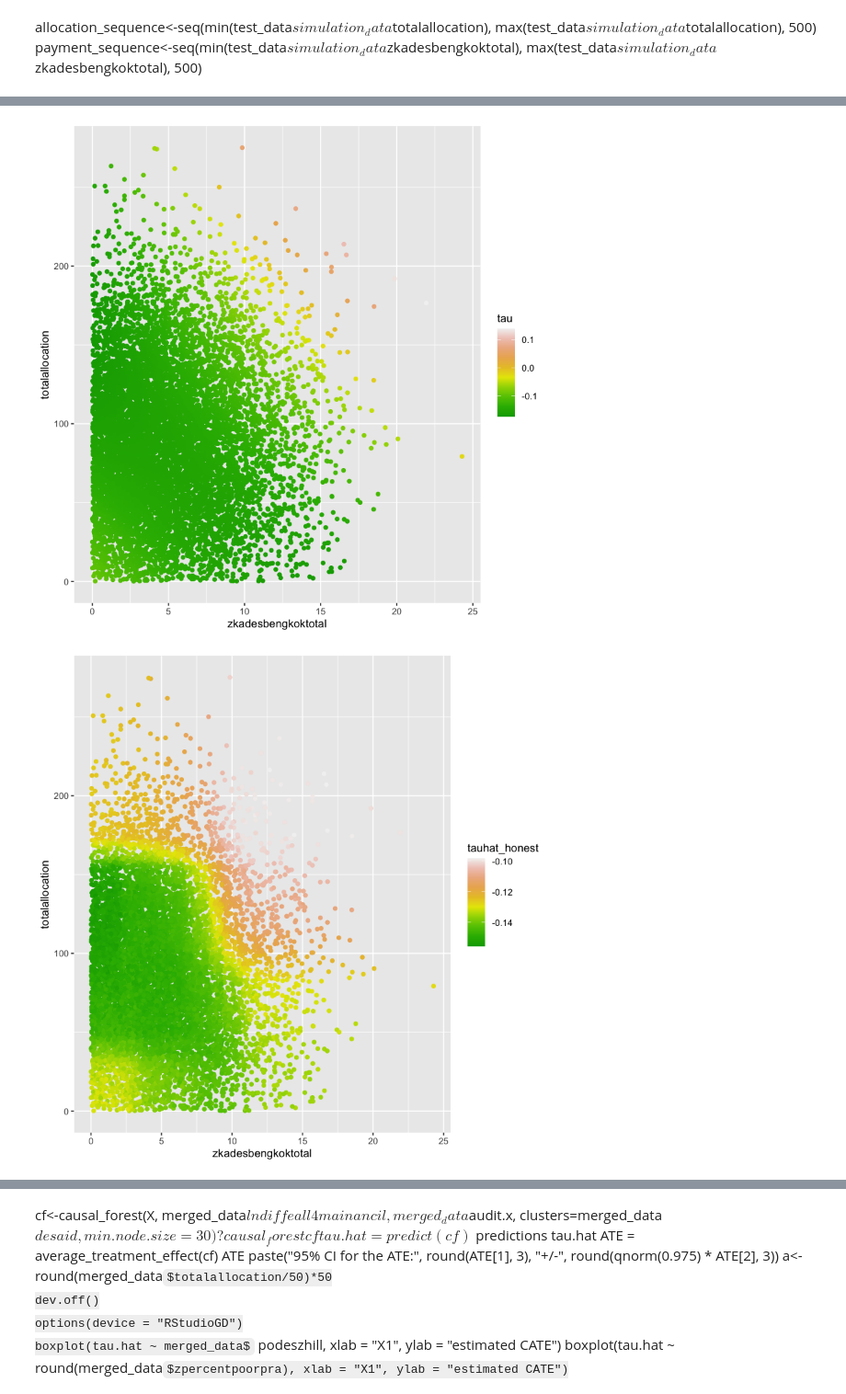
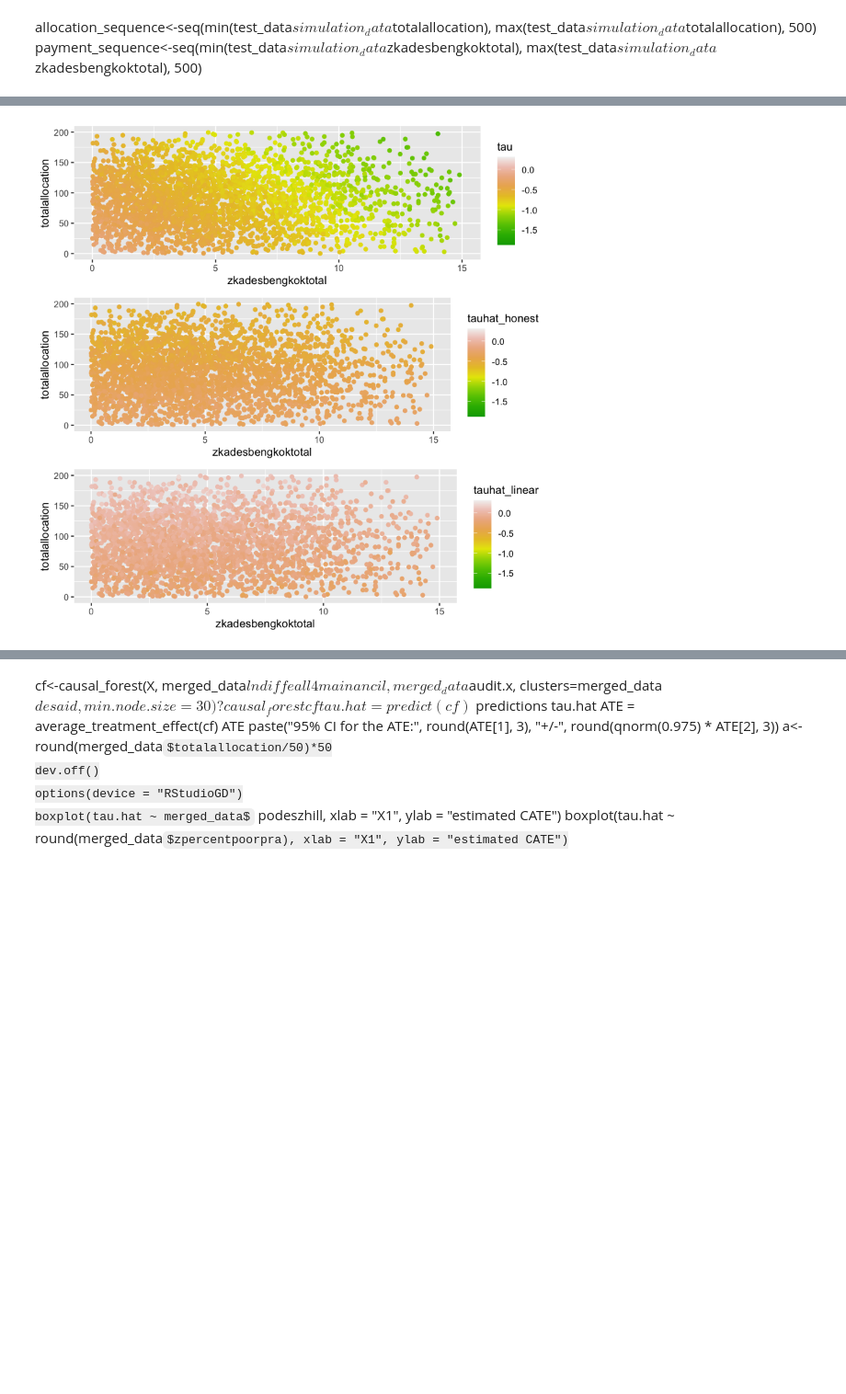
Before and after one commit to gerwinkiessling/CompStat, a Jupyter notebook: Project_Corruption.ipynb, the cells around one changed output, grey strips where cells are left out. Shown at 92% size. Cells and saved outputs as stored; diff of their text form; code cells hidden in the pictures; some formulas as TeX source; blank space fills up the shorter version.

```diff
--- a/Project_Corruption.ipynb
+++ b/Project_Corruption.ipynb
@@ -391,9 +502,9 @@ $complete_data
 mylist <- list()
 MSE_df <- data.frame()
 this<-matrix()
-for (n in c(600, 300)){
-for (model in c('simple', 'medium')){
-    mylist[[sprintf("True model: %s. %s", model, n)]]<-MSE_function(n_test=900, n_train=n, n.trees=20, model_true=model, model_est=model)[1:5]
+for (n in c(600, 1800)){
+for (model in c('simple','that', 'complex')){
+    mylist[[sprintf("True model: %s. %s", model, n)]]<-MSE_function(n_test=3000, n_train=n, n.trees=2000, model_true=model)[1:7]
     MSE_df <- do.call("cbind",mylist)
 
 }
@@ -470,17 +581,28 @@ allocation_sequence<-seq(min(test_data$simulation_data$totalallocation), max(tes
 payment_sequence<-seq(min(test_data$simulation_data$zkadesbengkoktotal), max(test_data$simulation_data$zkadesbengkoktotal),
                         500)
 # %%
-plot_data<-MSE_function(n_test=9000, n_train=1200, n.trees=500, model_true='medium', model_est='medium')$complete_data
+plot_data<-MSE_function(n_test=3000, n_train=3000, n.trees=1000, model_true='complex', model_est='complex')$complete_data
 # %%
-ggplot(plot_data, aes(zkadesbengkoktotal, totalallocation))+
+minimum<-min(plot_data$tau, plot_data$tauhat_honest, plot_data$tauhat_linear)
+maximum<-max(plot_data$tau, plot_data$tauhat_honest, plot_data$tauhat_linear)
+
+p1<-ggplot(plot_data, aes(zkadesbengkoktotal, totalallocation))+
     geom_point(aes(colour = tau)) +
-      scale_colour_gradientn(colours = terrain.colors(10))
+    xlim(0, 15)+
+    ylim(0, 200)+
+      scale_colour_gradientn(colours = terrain.colors(10),limits=c(minimum, maximum))
 
-ggplot(plot_data, aes(zkadesbengkoktotal, totalallocation))+
+p2<-ggplot(plot_data, aes(zkadesbengkoktotal, totalallocation))+
     geom_point(aes(colour = tauhat_honest)) +
-      scale_colour_gradientn(colours = terrain.colors(10))
+    xlim(0, 15)+
+    ylim(0, 200)+
+      scale_colour_gradientn(colours = terrain.colors(10), limits=c(minimum,maximum))
 
-ggplot(plot_data, aes(zkadesbengkoktotal, totalallocation))+
+p3<-ggplot(plot_data, aes(zkadesbengkoktotal, totalallocation))+
     geom_point(aes(colour = tauhat_linear)) +
-      scale_colour_gradientn(colours = terrain.colors(10))
+    xlim(0, 15)+
+    ylim(0, 200)+
+      scale_colour_gradientn(colours = terrain.colors(10), limits=c(minimum,maximum))
+
+grid.arrange(p1, p2, p3, nrow = 3)
 # %% [output]
@@ -487,2 +613 @@ ggplot(plot_data, aes(zkadesbengkoktotal, totalallocation))+
-[figure, old version]
+[figure, new version]
-[figure, removed]
```
Also changed, not shown: parts of 19 cells of this notebook.
